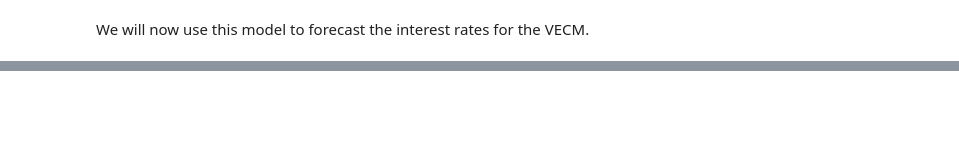
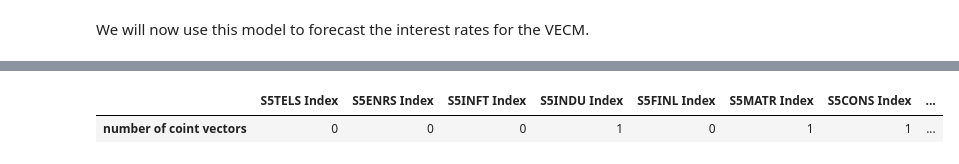
Before and after one commit to GianiRanzetti/BayesianVAR-Monetary-Policy-Effect-On-Asset-Prices, a Jupyter notebook: Assignment 2.ipynb, the cells around one changed output, grey strips where cells are left out. Cells and saved outputs as stored; diff of their text form; code cells hidden in the pictures; blank space fills up the shorter version.

```diff
--- a/Assignment 2.ipynb
+++ b/Assignment 2.ipynb
@@ -316,0 +370,23 @@ We will now use this model to forecast the interest rates for the VECM.
+# %%
+# Specify the maximum number of lags to consider
+maxlags = 12
+
+# Specify the deterministic term (e.g., "ci" for constant and trend)
+deterministic = "ci"
+
+lag_order_df = pd.DataFrame(index=[['AIC', 'BIC', 'FPE', 'HQIC']])
+
+for industry_name in industry_dataframes.keys():
+    print(industry_name)
+    industry_df = industry_dataframes[industry_name]['industry_df']
+    exogenous_df = industry_dataframes[industry_name]['exogenous_df']
+
+    # Select the VECM model order
+    model_order = select_order(industry_df, maxlags=maxlags, deterministic=deterministic, exog = exogenous_df)
+    aic = model_order.aic
+    bic = model_order.bic
+    fpe = model_order.fpe
+    hqic = model_order.hqic
+    lag_order_df[industry_name] = [aic, bic, fpe, hqic]
+
+lag_order_df
@@ -316,0 +411,15 @@ We will now use this model to forecast the interest rates for the VECM.
+# %%
+coint_rank_df = pd.DataFrame(index=[['number of coint vectors']])
+
+for industry_name in industry_dataframes.keys():
+    industry_df = industry_dataframes[industry_name]['industry_df']
+    exogenous_df = industry_dataframes[industry_name]['exogenous_df']
+
+    # Select the VECM model order
+    rank = vecm.select_coint_rank(industry_df, det_order=0, k_ar_diff=lag_order_df[industry_name].iloc[0], method='trace', signif=0.05)
+    coint_rank_df[industry_name] = rank.rank
+
+coint_rank_df
+# %% [output]
+|  | S5TELS Index | S5ENRS Index | S5INFT Index | S5INDU Index | S5FINL Index | S5MATR Index | S5CONS Index | ... |
+| number of coint vectors | 0 | 0 | 0 | 1 | 0 | 1 | 1 | ... |
```
Also changed, not shown: parts of 15 cells of this notebook, 1 other file.
